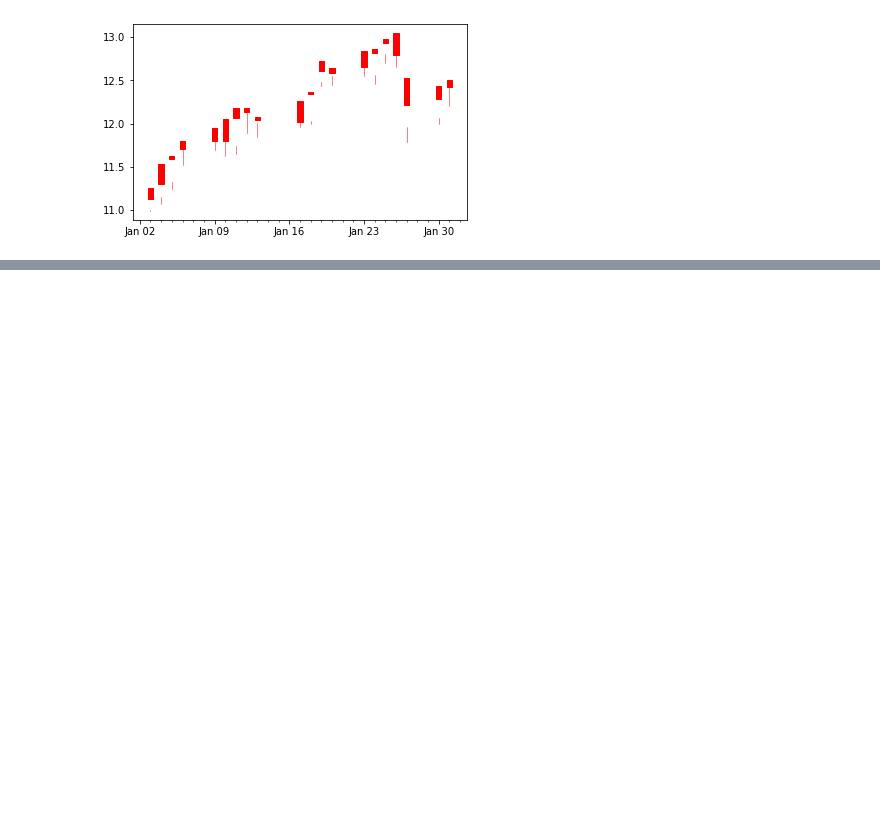
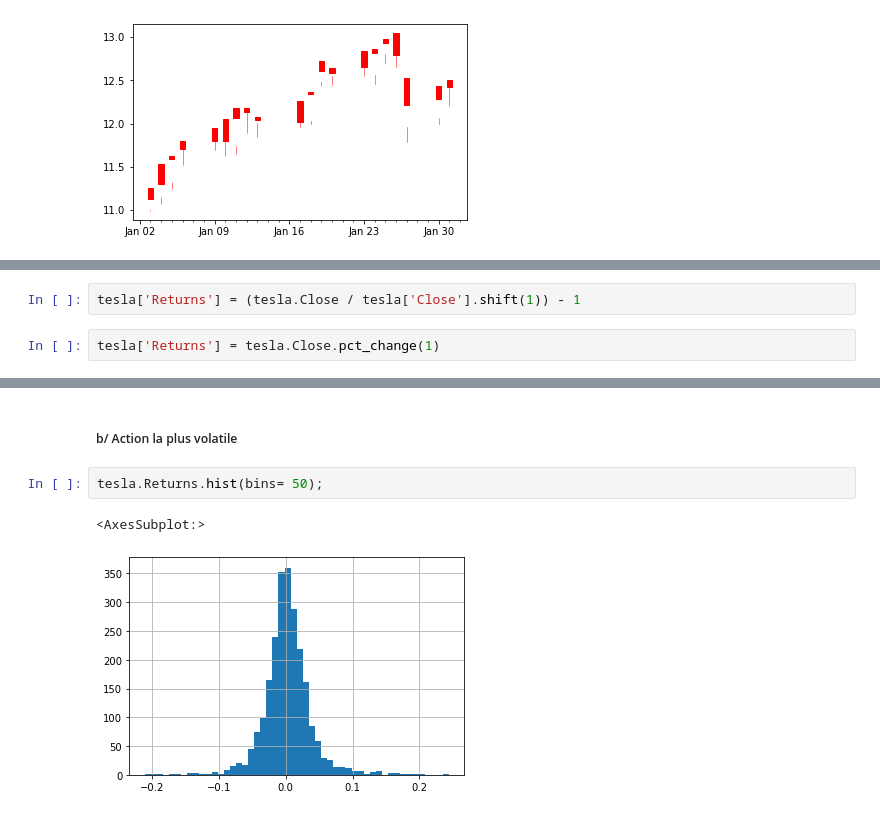
Before and after one commit to jfclaudien/financial-analysis-with-python, a Jupyter notebook: stock market analysis.ipynb, the cells around one changed output, grey strips where cells are left out. Drawn from its saved outputs; the diff is of its cells as text; blank space fills up the shorter version.

```diff
--- a/stock market analysis.ipynb
+++ b/stock market analysis.ipynb
@@ -273,0 +279,4 @@ candlestick_ohlc(ax, ford_val, width= 0.5, colorup= 'g', colordown= 'r');
+# %%
+tesla['Returns'] = (tesla.Close / tesla['Close'].shift(1)) - 1
+# %%
+tesla['Returns'] = tesla.Close.pct_change(1)
@@ -273,0 +319,7 @@ candlestick_ohlc(ax, ford_val, width= 0.5, colorup= 'g', colordown= 'r');
+# %% [markdown]
+##### b/ Action la plus volatile
+# %%
+tesla.Returns.hist(bins= 50);
+# %% [output]
+<AxesSubplot:>
+[figure, added]
```
Also changed, not shown: parts of 20 cells of this notebook.
